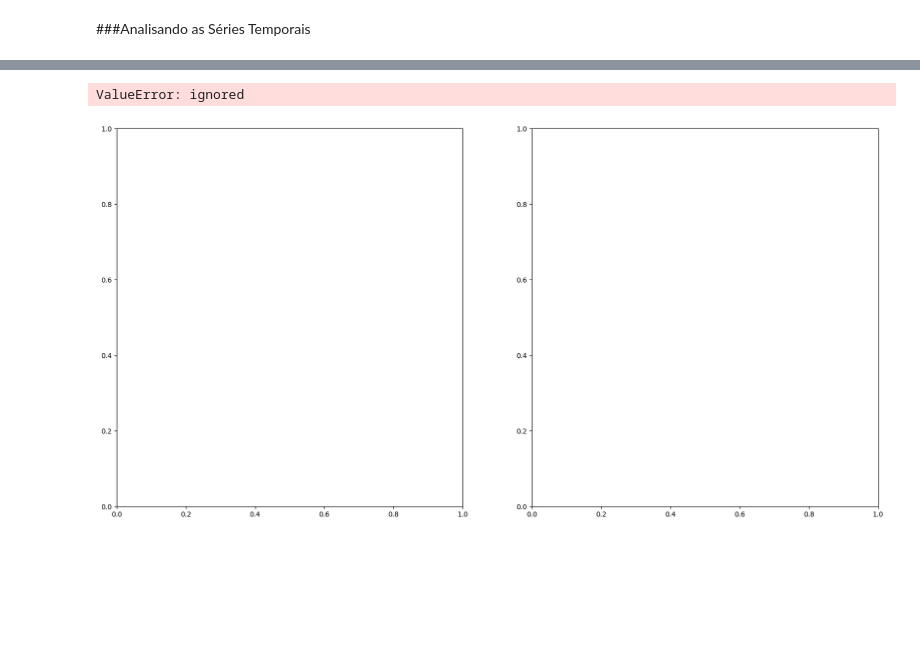
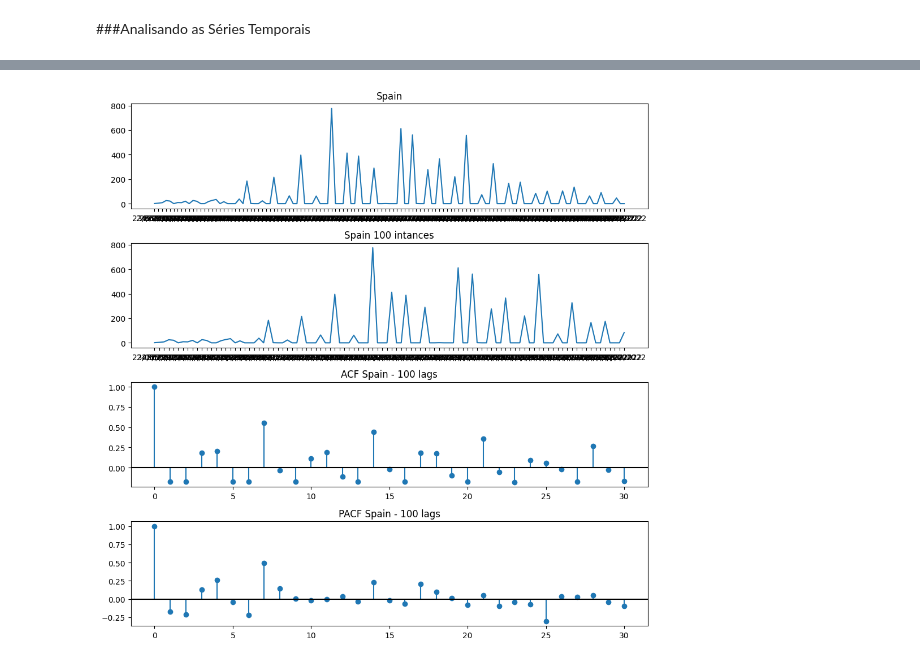
Before and after one commit to priscilaxrc/TCCUSPMonkeyPox, a Jupyter notebook: USP_29_04.ipynb, the cells around one changed output, grey strips where cells are left out. Drawn from its saved outputs; the diff is of its cells as text; code cells hidden in the pictures; blank space fills up the shorter version.

```diff
--- a/USP_29_04.ipynb
+++ b/USP_29_04.ipynb
@@ -116,0 +132,9 @@ Name: 8, Length: 124, dtype: object
+# %%
+teste1 = dados2[8]
+teste11 = teste1[1:]
+teste2 = dados2[7]
+teste22 = teste2[1:]
+teste3 = dados2[4]
+teste33 = teste3[1:]
+teste4 = dados2[12]
+teste44 = teste4[1:]
@@ -117,39 +171,39 @@ Name: 8, Length: 124, dtype: object
 # %%
 #Dados com Falhas
 from statsmodels.tsa.stattools import acf, pacf
 
 datasets1 = {}
 
-datasets1['EUA'] = dados2[8]
-#datasets1['SpeedActual'] = dados_treino_Falha.get('perc_change_conf_cases')
-#datasets1['BeltLoad'] = dados_treino_Falha.get('WIT_1085KS_2300_BeltLoad')
-#datasets1['Rate'] = dados_treino_Falha.get('WIT_1085KS_2300_Rate')
+#datasets1['EUA'] = teste11
+datasets1['Spain'] = teste22
+#datasets1['UK'] = teste33
+#datasets1['France'] = teste44
 
 
-fig1, ax = plt.subplots(nrows=1, ncols=2, figsize=[20,10])
+fig1, ax = plt.subplots(nrows=4, ncols=1, figsize=[10,10])
 
 for ct, (key, data) in enumerate(datasets1.items()):
-  _lags = np.arange(0,21)
-  _acf = acf(data,nlags=21)
-  _pacf = pacf(data,nlags=21)
+  _lags = np.arange(0,31)
+  _acf = acf(data,nlags=30)
+  _pacf = pacf(data,nlags=30)
 
-  ax[0].set_title("IO")
+  ax[0].set_title("{}".format(key))
   ax[0].plot(data)
 
-  ax[1].set_title("OI")
-  ax[1].plot(data[:21])
+  ax[1].set_title("{} 100 intances".format(key))
+  ax[1].plot(data[:100])
 
-  #ax[2][ct].set_title("ACF {} - 100 lags".format(key))
-  #ax[2][ct].plot(_lags, _acf, "o")
-  #ax[2][ct].vlines(_lags,[0],_acf)
-  #ax[2][ct].axhline(y=0, color='black')
+  ax[2].set_title("ACF {} - 100 lags".format(key))
+  ax[2].plot(_lags, _acf, "o")
+  ax[2].vlines(_lags,[0],_acf)
+  ax[2].axhline(y=0, color='black')
 
- # ax[3][ct].set_title("PACF {} - 100 lags".format(key))
- # ax[3][ct].plot(_lags, _pacf, "o")
- # ax[3][ct].vlines(_lags,[0],_pacf)
- # ax[3][ct].axhline(y=0, color='black')
+  ax[3].set_title("PACF {} - 100 lags".format(key))
+  ax[3].plot(_lags, _pacf, "o")
+  ax[3].vlines(_lags,[0],_pacf)
+  ax[3].axhline(y=0, color='black')
+
 
 plt.tight_layout()
 # %% [output]
-ValueError: ignored
-[figure, old version]
+[figure, new version]
```
Also changed, not shown: parts of 3 cells of this notebook.
